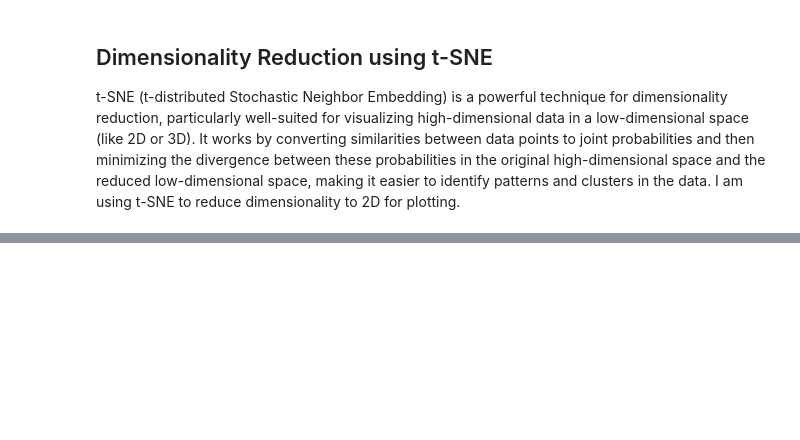
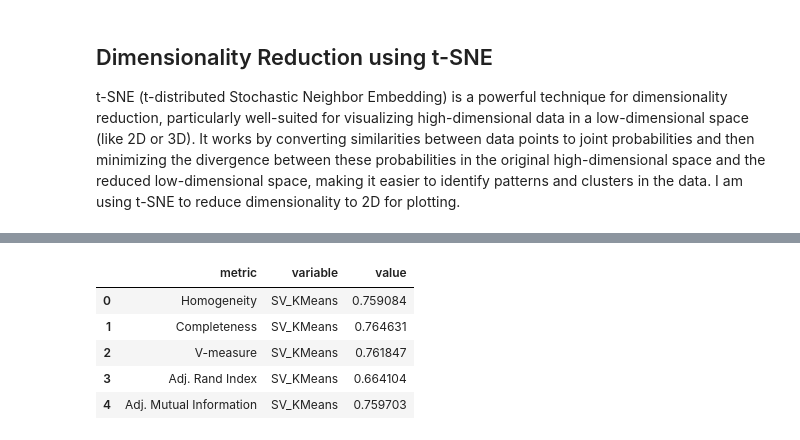
Before and after one commit to Ibrahim-Ola/multi_view_learning, a Jupyter notebook: multi_view_clustering.ipynb, the cells around one changed output, grey strips where cells are left out. Saved outputs shown, nothing was run; the diff lists cells and outputs as text; code cells hidden in the pictures; blank space fills up the shorter version.

```diff
--- a/multi_view_clustering.ipynb
+++ b/multi_view_clustering.ipynb
@@ -69,0 +199,15 @@ tsne_df.head()
+# %%
+result_df=pd.melt(
+    per_conc.reset_index(drop=False).rename(columns={'index': 'metric'}),
+    id_vars='metric',
+    value_vars=['SV_KMeans', 'SV_Spectral', 'MV_KMeans', 'MV_Spectral'],
+)
+result_df.to_csv('results.csv', index=False)
+result_df.head()
+# %% [output]
+|  | metric | variable | value |
+| 0 | Homogeneity | SV_KMeans | 0.759084 |
+| 1 | Completeness | SV_KMeans | 0.764631 |
+| 2 | V-measure | SV_KMeans | 0.761847 |
+| 3 | Adj. Rand Index | SV_KMeans | 0.664104 |
+| 4 | Adj. Mutual Information | SV_KMeans | 0.759703 |
```
Also changed, not shown: parts of 17 cells of this notebook.
